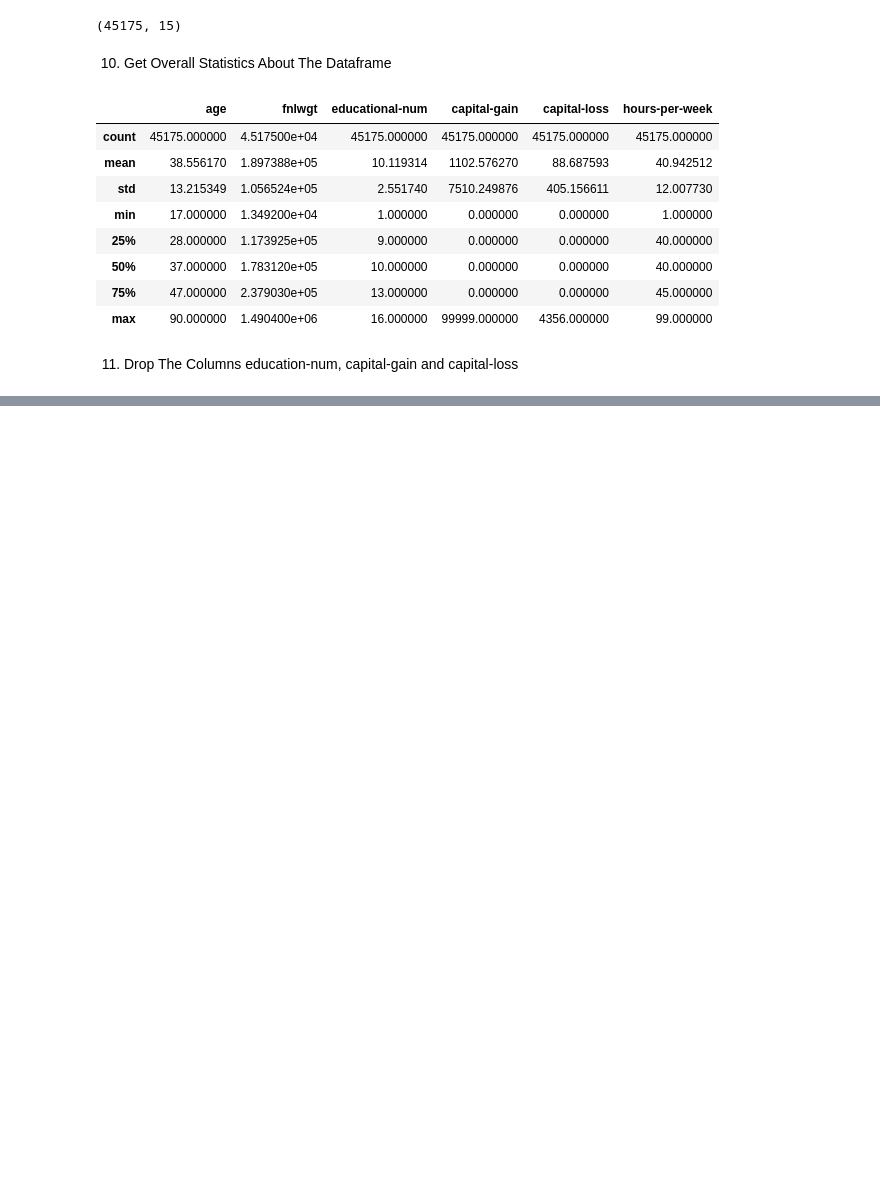
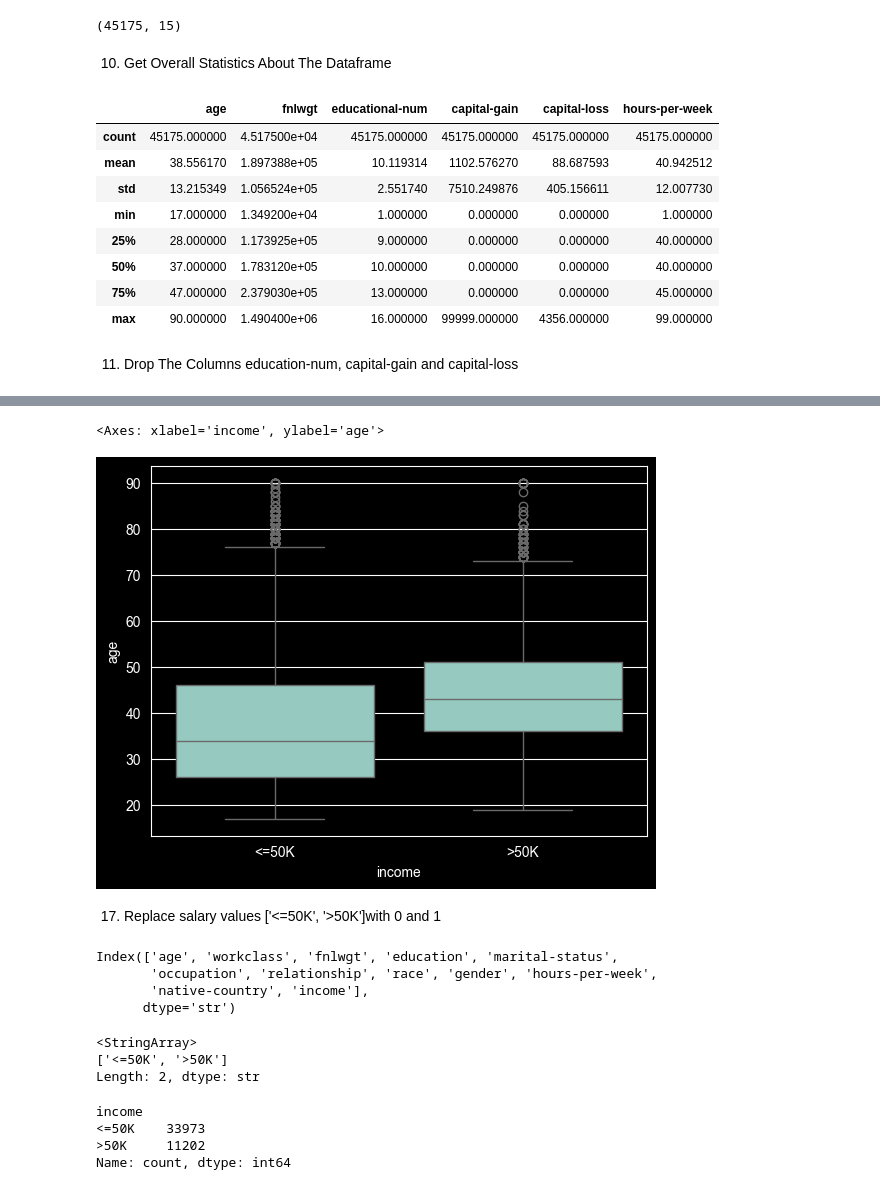
Before and after one commit to arifulislam19/Project-3AdultIncomeDataset, a Jupyter notebook: adultIncome.ipynb, the cells around one changed output, grey strips where cells are left out. Drawn from its saved outputs; the diff is of its cells as text; code cells hidden in the pictures; blank space fills up the shorter version.

```diff
--- a/adultIncome.ipynb
+++ b/adultIncome.ipynb
@@ -263,0 +380,27 @@ data.describe()
+# %%
+sns.boxplot(x='income', y='age', data=data)
+# %% [output]
+<Axes: xlabel='income', ylabel='age'>
+[figure, added]
+# %% [markdown]
+17. Replace salary values ['<=50K', '>50K']with 0 and 1
+# %%
+data.columns
+# %% [output]
+Index(['age', 'workclass', 'fnlwgt', 'education', 'marital-status',
+       'occupation', 'relationship', 'race', 'gender', 'hours-per-week',
+       'native-country', 'income'],
+      dtype='str')
+# %%
+data['income'].unique()
+# %% [output]
+<StringArray>
+['<=50K', '>50K']
+Length: 2, dtype: str
+# %%
+data['income'].value_counts()
+# %% [output]
+income
+<=50K    33973
+>50K     11202
+Name: count, dtype: int64
```
Also changed, not shown: parts of 37 cells of this notebook.
